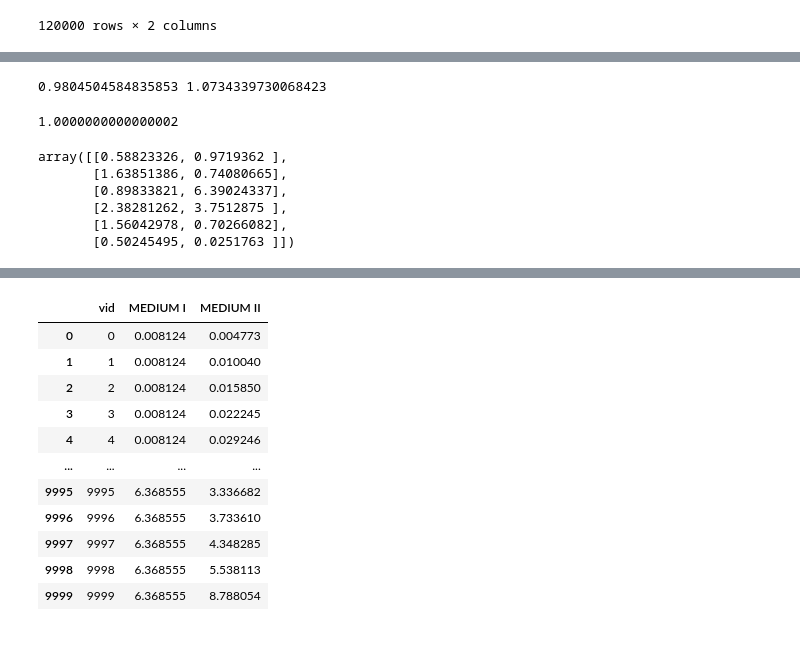
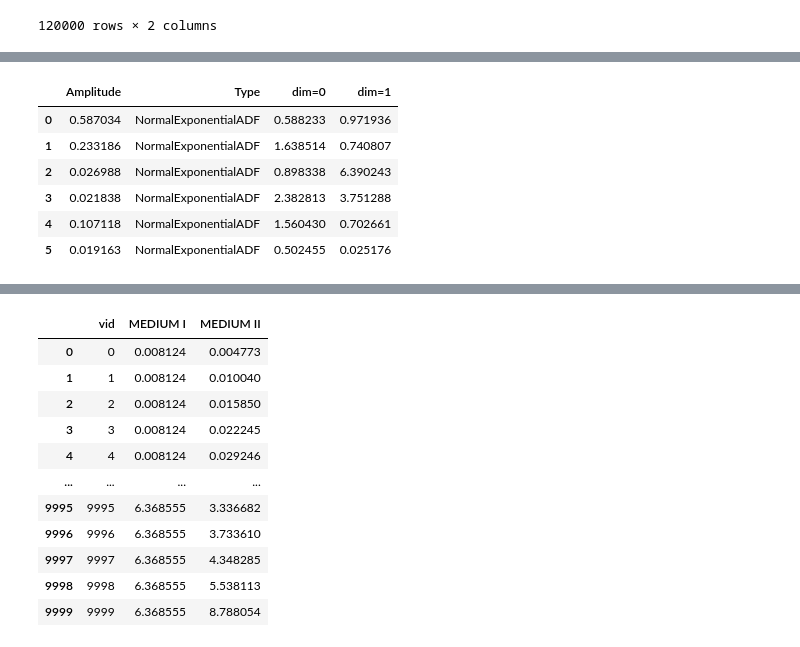
Before and after one commit to OpenMeasurement/audience_modeling_toolbox, a Jupyter notebook: notebooks/virtual_society_basic_illustration.ipynb, the cells around one changed output, grey strips where cells are left out. Saved outputs shown, nothing was run; the diff lists cells and outputs as text; code cells hidden in the pictures.

```diff
--- a/notebooks/virtual_society_basic_illustration.ipynb
+++ b/notebooks/virtual_society_basic_illustration.ipynb
@@ -163,22 +138,10 @@ Text(0.5, 1.0, 'Two dimensional reach curve (sythetic data)')
-# %%
-# Let us check to see if the distribution and acitivities are normalized
-adf.normalization_info()
-print(
-    np.sum(adf.amplitudes * adf.parameters[0::2]),
-    np.sum(adf.amplitudes * adf.parameters[1::2])
-)
-# %% [output]
-0.9804504584835853 1.0734339730068423
-# %%
-np.sum(adf.amplitudes)
-# %% [output]
-1.0000000000000002
-# %%
-np.reshape(adf.parameters, [-1, 2])
-# %% [output]
-array([[0.58823326, 0.9719362 ],
-       [1.63851386, 0.74080665],
-       [0.89833821, 6.39024337],
-       [2.38281262, 3.7512875 ],
-       [1.56042978, 0.70266082],
-       [0.50245495, 0.0251763 ]])
+# %%
+adf.info()
+# %% [output]
+|  | Amplitude | Type | dim=0 | dim=1 |
+| 0 | 0.587034 | NormalExponentialADF | 0.588233 | 0.971936 |
+| 1 | 0.233186 | NormalExponentialADF | 1.638514 | 0.740807 |
+| 2 | 0.026988 | NormalExponentialADF | 0.898338 | 6.390243 |
+| 3 | 0.021838 | NormalExponentialADF | 2.382813 | 3.751288 |
+| 4 | 0.107118 | NormalExponentialADF | 1.560430 | 0.702661 |
+| 5 | 0.019163 | NormalExponentialADF | 0.502455 | 0.025176 |
```
Also changed, not shown: parts of 24 cells of this notebook.
